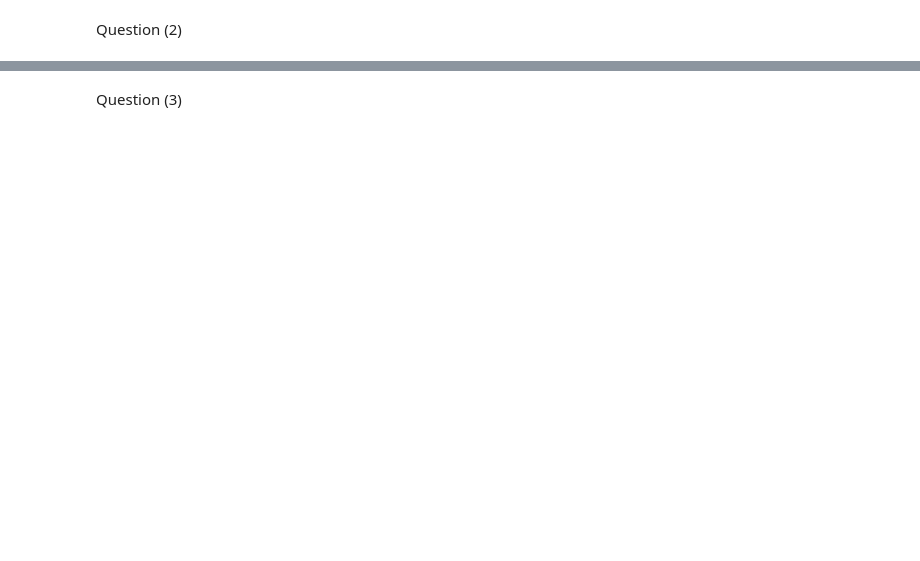
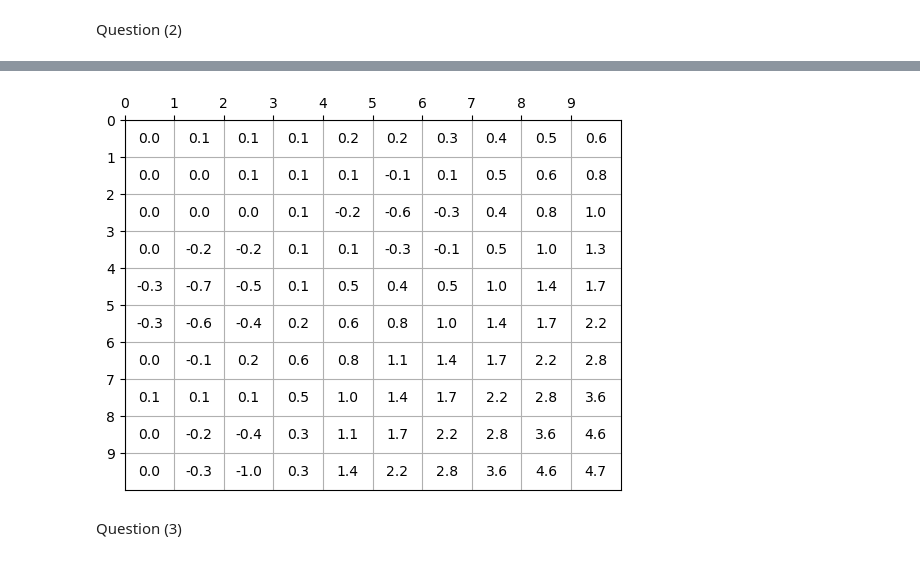
Before and after one commit to hershey890/ece232e, a Jupyter notebook: ece232proj3.ipynb, the cells around one changed output, grey strips where cells are left out. Saved outputs shown, nothing was run; the diff lists cells and outputs as text; code cells hidden in the pictures; blank space fills up the shorter version.

```diff
--- a/ece232proj3.ipynb
+++ b/ece232proj3.ipynb
@@ -193,10 +209,0 @@ def plot_matrix(matrix):
-# %%
-## Creating the gridworld MDP with the following parameters
-
-grid_size = 10
-wind = 0.1
-discount = 0.8
-reward_func = 1
-
-# Make the gridworld and associated data.
-gw = Gridworld(grid_size, wind, discount, reward_func)
@@ -274,30 +209,0 @@ def optimal_value(n_states, n_actions, transition_probabilities, reward,
-# %%
-## Plotting the optimal values of each state in the grid
-
-# Generating the array of rewards to be passed onto the optimal value algorithm
-steps = np.linspace(1, 21, 5)
-
-reward_states = np.zeros(gw.n_states)
-for i in range(gw.n_states):
-    reward_states[i] = gw.reward(i)
-
-# Computing the optimal value of each state
-
-v, v_steps = optimal_value(gw.n_states, gw.n_actions, gw.transition_probability, reward_states, gw.discount)
-
-# Plotting
-
-value_matrix = np.zeros((grid_size, grid_size))
-for i in range(gw.n_states):
-    value_matrix[int(i%grid_size)][int(i/grid_size)] = round(v[i], 1)
-
-mat_steps = [np.zeros((grid_size, grid_size)) for _ in range(5)]
-
-for j,step in enumerate(v_steps):
-    for i in range(gw.n_states):
-        mat_steps[j][int(i%grid_size)][int(i/grid_size)] = round(step[i], 1)
-
-plot_matrix(value_matrix)
-for step in range(len(steps)):
-    print("Step: " + str(steps[step]))
-    plot_matrix(mat_steps[step])
@@ -316,2 +388,8 @@ Step: 21.0
+# %%
+gw = Gridworld(grid_size=10, wind=0.1, discount=0.8, reward_function=1)
+agent = Agent(gw)
+agent.plot_value_matrix()
+# %% [output]
+[figure, added]
 # %% [markdown]
 Question (3)
```
Also changed, not shown: parts of 29 cells of this notebook.
